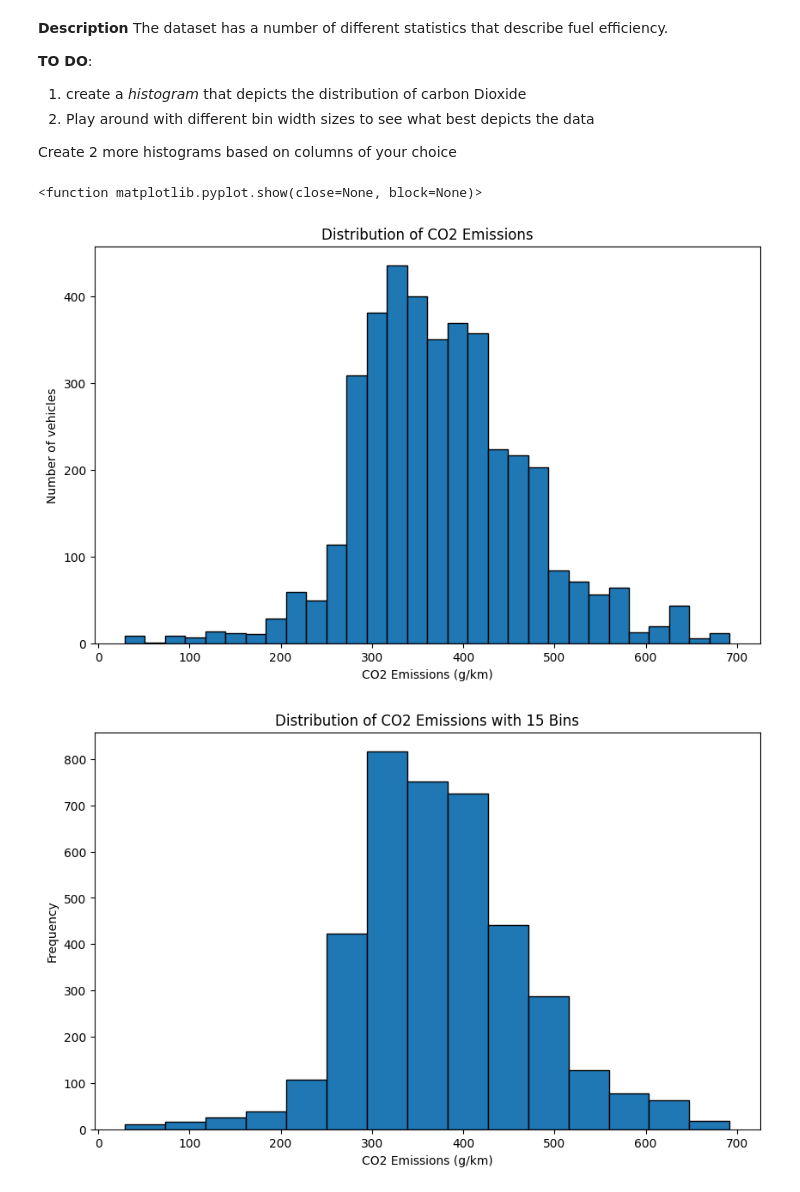
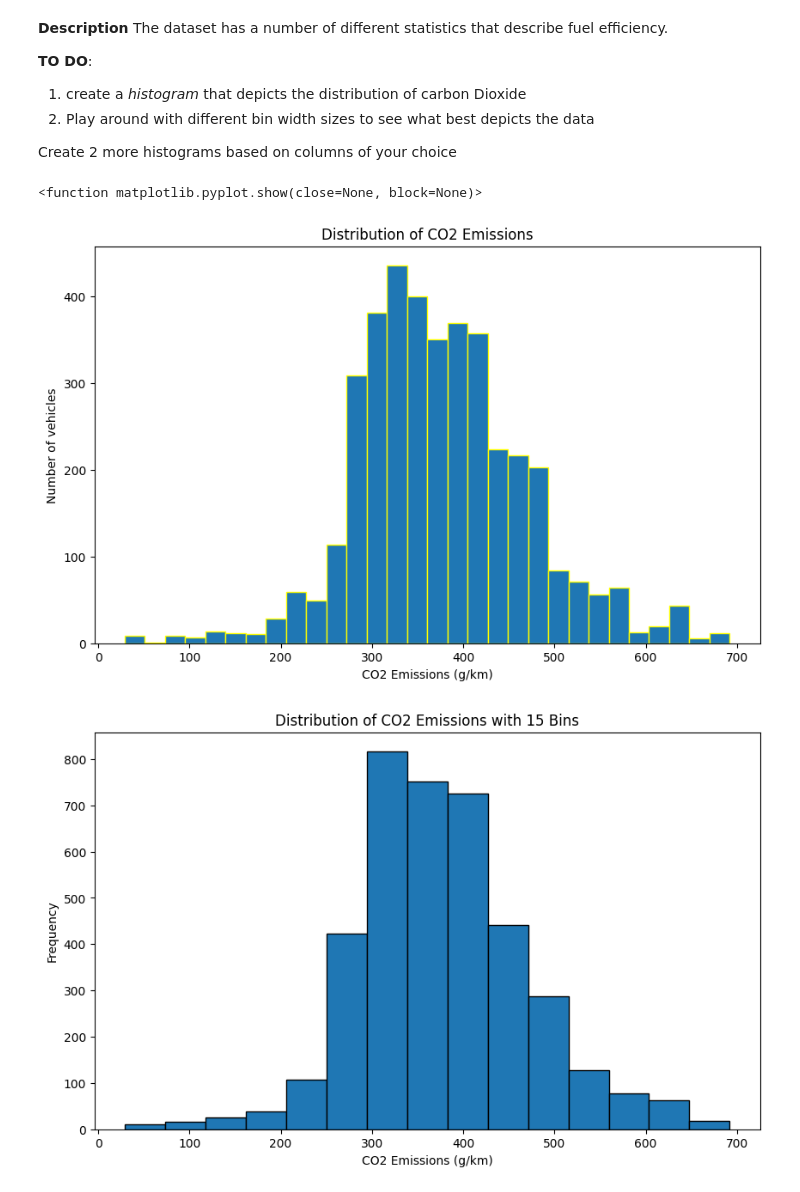
Before and after one commit to NiyonshutiDavid/Plotting-assignment, a Jupyter notebook: Peer_Group_2_Plotting_Assignment.ipynb, the cells around one changed output. Drawn from its saved outputs; the diff is of its cells as text; code cells hidden in the pictures.

```diff
--- a/Peer_Group_2_Plotting_Assignment.ipynb
+++ b/Peer_Group_2_Plotting_Assignment.ipynb
@@ -39,5 +39,5 @@ Drive already mounted at /content/drive; to attempt to forcibly remount, call dr
 # %%
-df = pd.read_csv('/content/drive/MyDrive/Colab Notebooks/fuel_econ.csv')
+df = pd.read_csv('/content/fuel_econ.csv')
 df.head(10)
 # %% [output]
 |  | id | make | model | year | VClass | drive | trans | fuelType | cylinders | displ | pv2 | ... |
@@ -70,17 +70,17 @@ Create 2 more histograms based on columns of your choice
 # %%
 # Experimenting with bin size 30
 import numpy as np
 
 co2_data = df['co2']
 plt.figure(figsize=(10, 6))
-plt.hist(co2_data, bins=30, edgecolor='black')
+plt.hist(co2_data, bins=30, edgecolor='yellow')
 plt.xlabel('CO2 Emissions (g/km)')
 plt.ylabel('Number of vehicles')
 plt.title('Distribution of CO2 Emissions')
 plt.show
 # %% [output]
 <function matplotlib.pyplot.show(close=None, block=None)>
-[figure, old version]
+[figure, new version]
 # %%
 # Experimenting with different bin sizes
 
```
Also changed, not shown: parts of 3 cells of this notebook.
